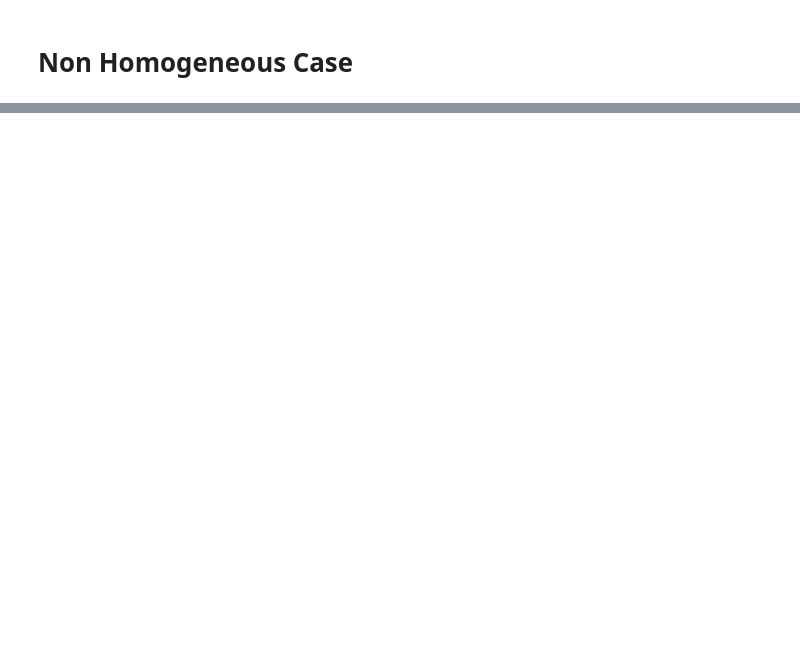
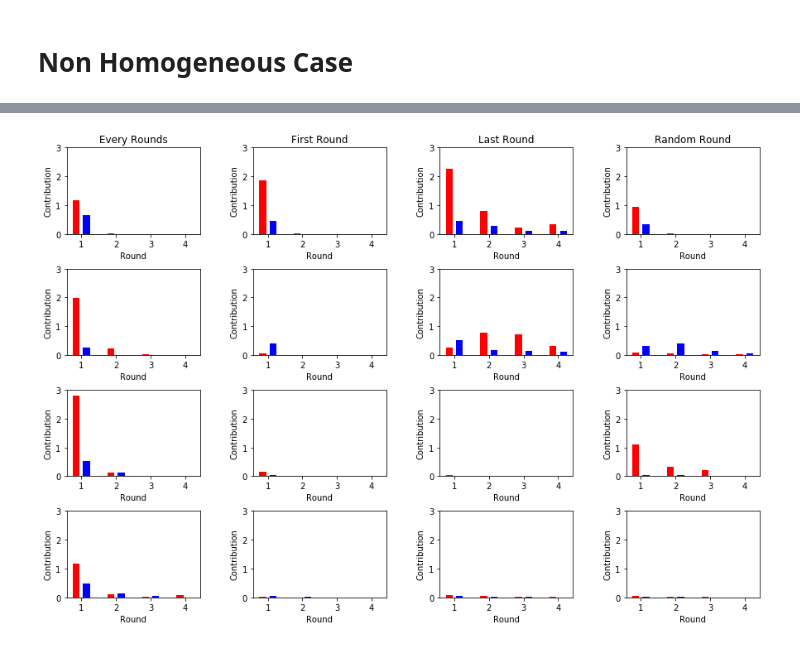
Before and after one commit to mrcyme/Learning-Dynamics-Exam, a Jupyter notebook: ProjectSimeonVersion.ipynb, the cells around one changed output, grey strips where cells are left out. Cells and saved outputs as stored; diff of their text form; code cells hidden in the pictures; blank space fills up the shorter version.

```diff
--- a/ProjectSimeonVersion.ipynb
+++ b/ProjectSimeonVersion.ipynb
@@ -354,3 +333,0 @@ plot1.append(1)
-# %%
-a = [10,0,10,0]
-np.mean(a,axis=0)
@@ -359,6 +333,0 @@ np.mean(a,axis=0)
-# %%
-a = 0
-if a == 1:
-    print('yo')
-else:
-    raise ValueError('batard')
@@ -524,0 +542,3 @@ a+b
+# %%
+simNH =SimulationNonHomogeneous(2,0,1,'treshold',numberOfGenerations = 10,fractionOfPoor = 0.5,catastrophicEventSchedule = 'Random Round')
+simNH.runSim()
@@ -524,0 +587,39 @@ a+b
+# %%
+fig = plt.figure(figsize=(15,10))
+fig.subplots_adjust(hspace=0.4, wspace=0.4)
+
+alphaPoor = [1,1,0.5,0.5]
+alphaRich = [1,0.8,0.8,0.5]
+catastrophicEvent = ['Every Rounds','First Round','Last Round','Random Round']
+i = 1
+for j in range(4):
+    for c in catastrophicEvent:
+        simNH =SimulationNonHomogeneous(4,alphaRich[j],alphaPoor[j],'treshold',numberOfGenerations = 1000,fractionOfPoor = 0.5,catastrophicEventSchedule = c,displayContribution='Every Round')
+        res = simNH.runSim()
+        cRich = np.multiply(res[::2],simNH.wealthRich)
+        cPoor = np.multiply(res[1::2],simNH.wealthPoor)
+        ax = fig.add_subplot(4, 4, i)
+        delta = -0.15
+        gamma = 0.15
+        if (i<5):
+            plt.title(c)
+        plt.ylim(0,3)
+        plt.xlabel('Round')
+        plt.ylabel('Contribution')
+
+
+        for y in cRich:
+            x = np.arange(1,5)
+            ax.bar(x+delta,y,width=0.2,color = 'r',label='Rich')
+            #delta+=0.4
+
+        for y in cPoor:
+            x = np.arange(1,5)
+            ax.bar(x+gamma,y,width=0.2,color = 'b',label='Poor')
+            #gamma+=0.4
+
+
+        i+=1
+
+plt.show()
+# %% [output]
@@ -524,0 +642 @@ a+b
+[figure, added]
```
Also changed, not shown: parts of 16 cells of this notebook.
